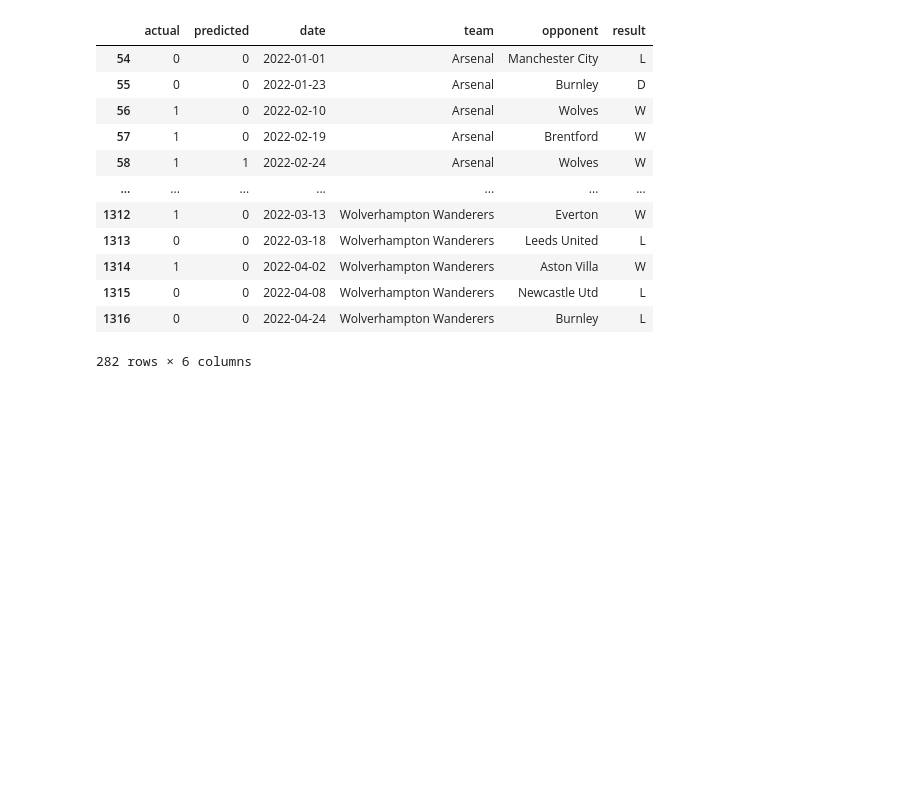
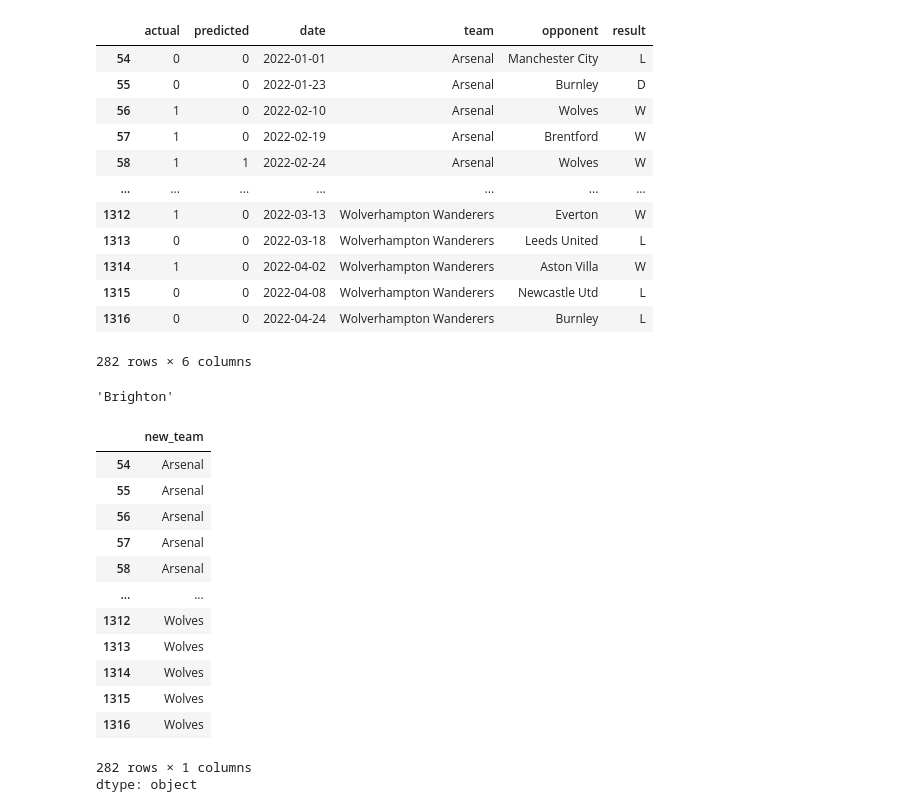
Before and after one commit to aliasgarsogiawala/Premier-League-ML, a Jupyter notebook: Premier_League.ipynb, the cells around one changed output. Cells and saved outputs as stored; diff of their text form; code cells hidden in the pictures; blank space fills up the shorter version.

```diff
--- a/Premier_League.ipynb
+++ b/Premier_League.ipynb
@@ -379,0 +383,22 @@ combined
+# %%
+mapping['Brighton and Hove Albion']
+# %% [output]
+'Brighton'
+# %%
+combined['new_team']= combined['team'].map(mapping)
+combined['new_team']
+# %% [output]
+|  | new_team |
+| 54 | Arsenal |
+| 55 | Arsenal |
+| 56 | Arsenal |
+| 57 | Arsenal |
+| 58 | Arsenal |
+| ... | ... |
+| 1312 | Wolves |
+| 1313 | Wolves |
+| 1314 | Wolves |
+| 1315 | Wolves |
+| 1316 | Wolves |
+282 rows × 1 columns
+dtype: object
```
Also changed, not shown: parts of 5 cells of this notebook.
